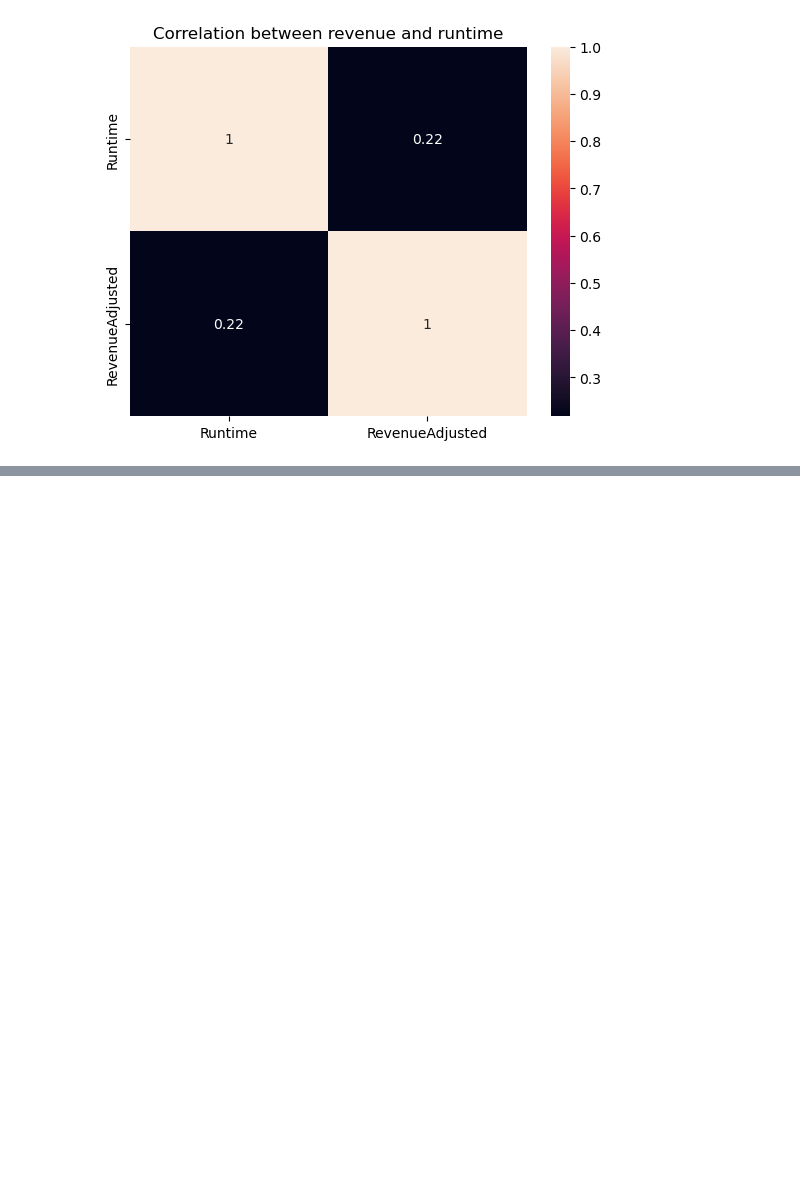
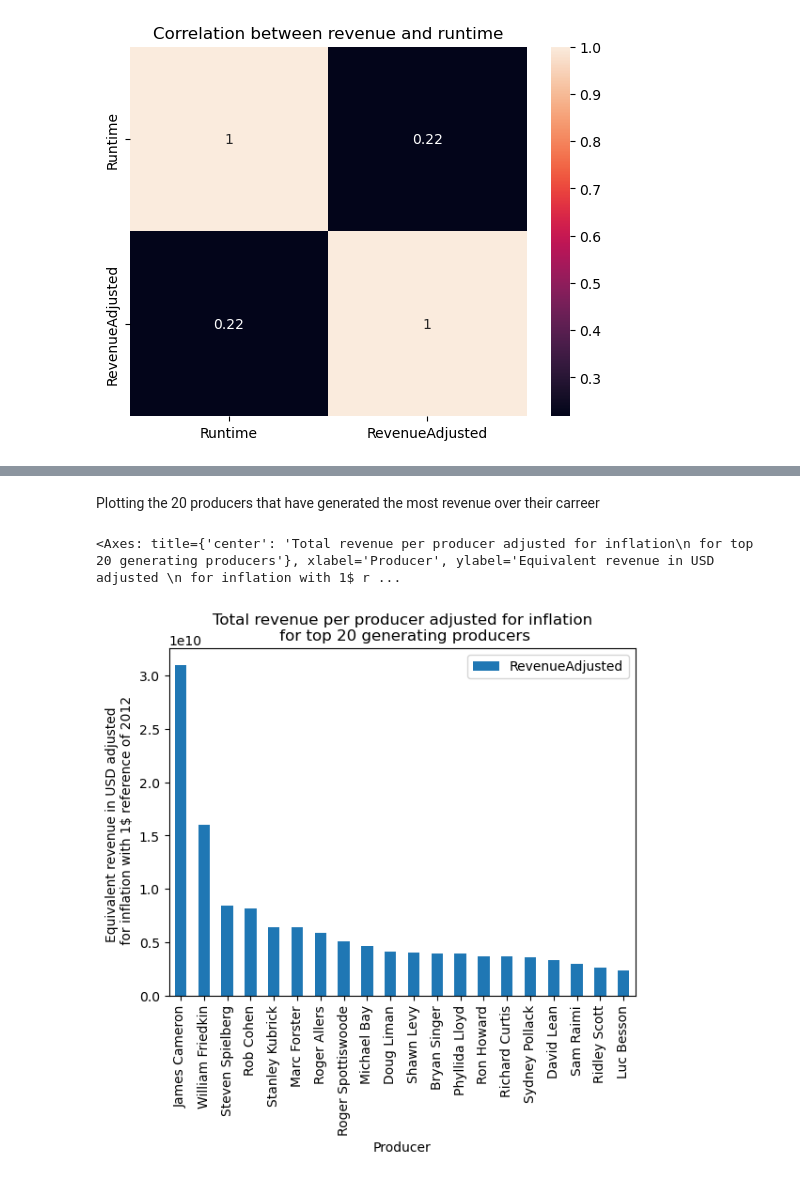
Before and after one commit to epfl-ada/ada-2023-project-dataexplorers, a Jupyter notebook: small_features.ipynb, the cells around one changed output, grey strips where cells are left out. Cells and saved outputs as stored; diff of their text form; code cells hidden in the pictures; blank space fills up the shorter version.

```diff
--- a/small_features.ipynb
+++ b/small_features.ipynb
@@ -349,0 +369,17 @@ Text(0.5, 1.0, 'Correlation between revenue and runtime')
+# %%
+# reading the scraped data
+n_computer = 6
+csv_file = r"./MovieSummaries/imdb_scraped_dataset.csv"
+try:
+    partition_dataset = pd.read_csv(csv_file)
+except:
+    partition_file = r'partitions/imdb_scraped_data_'
+    partition_dataset = pd.read_csv(partition_file + '0.csv')
+
+    for i in range(1, n_computer):
+        partition = partition_file + str(i) + '.csv'
+        partition_dataset = pd.concat([partition_dataset, pd.read_csv(partition)], axis=0)
+        partition_dataset.to_csv(csv_file, index=False)
+# %%
+scraped_merge = pd.merge(merged_with_inflation, partition_dataset, on="WikiID")
+scraped_merge.head(3)
@@ -349,0 +392,8 @@ Text(0.5, 1.0, 'Correlation between revenue and runtime')
+# %% [markdown]
+Plotting the 20 producers that have generated the most revenue over their carreer
+# %%
+scraped_grouped = scraped_merge.groupby(["producer"]).agg({"RevenueAdjusted": "sum"})
+scraped_grouped.sort_values(by="RevenueAdjusted", ascending=False).head(20).plot(kind="bar", title="Total revenue per producer adjusted for inflation\n for top 20 generating producers", xlabel="Producer", ylabel="Equivalent revenue in USD adjusted \n for inflation with 1$ reference of 2012")
+# %% [output]
+<Axes: title={'center': 'Total revenue per producer adjusted for inflation\n for top 20 generating producers'}, xlabel='Producer', ylabel='Equivalent revenue in USD adjusted \n for inflation with 1$ r ...
+[figure, added]
```
Also changed, not shown: parts of 12 cells of this notebook.
